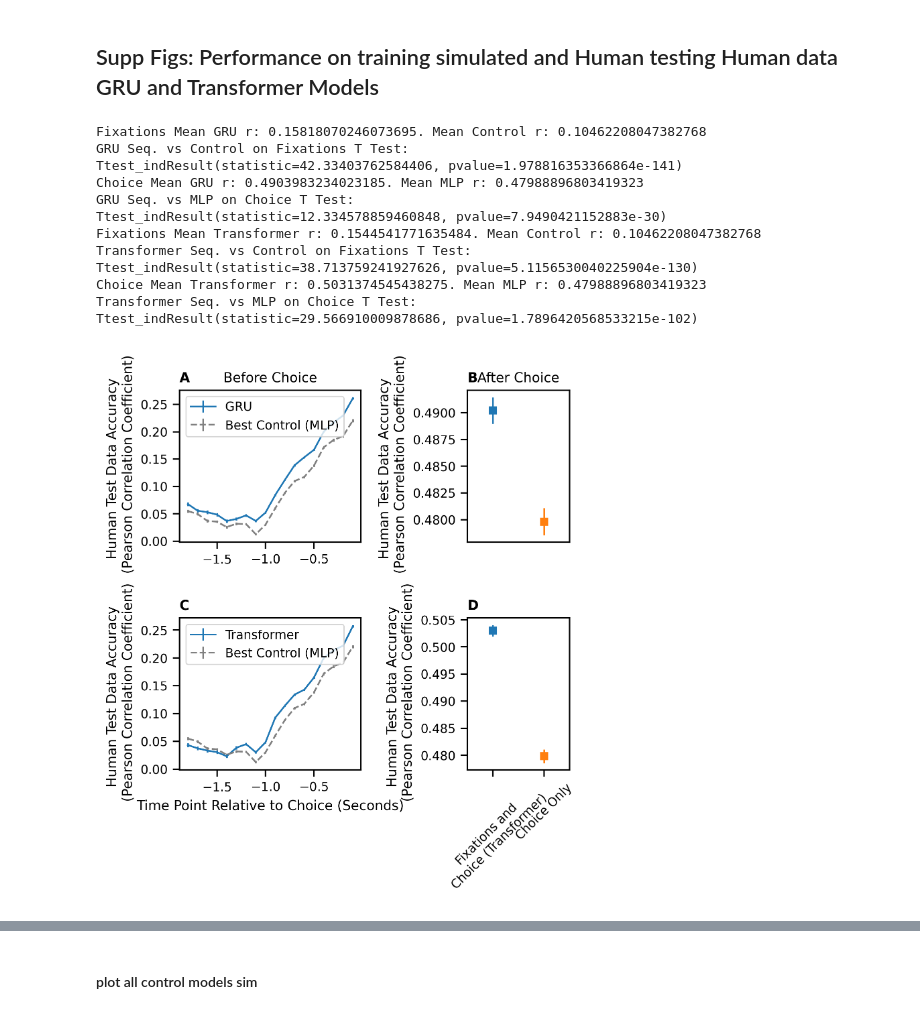
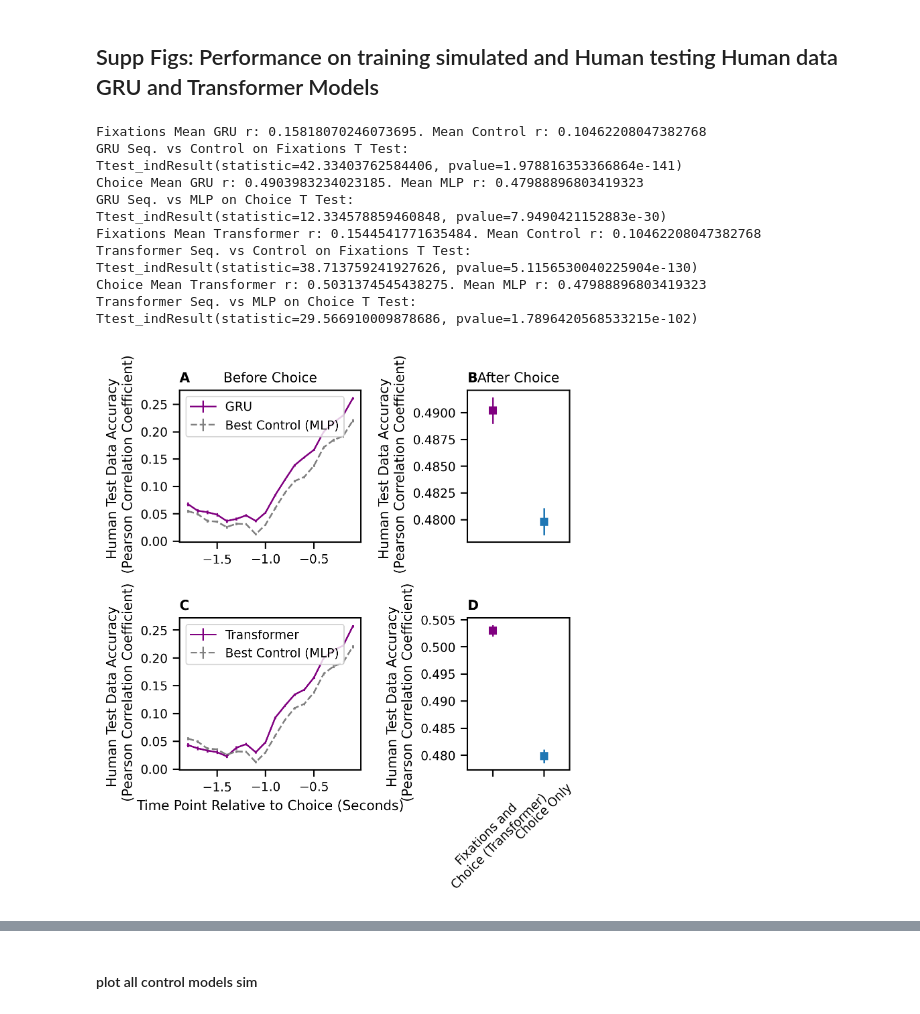
Before and after one commit to evanrussek/RNNs, a Jupyter notebook: MakeFiguresFinal.ipynb, the cells around one changed output, grey strips where cells are left out. Saved outputs shown, nothing was run; the diff lists cells and outputs as text; code cells hidden in the pictures.

```diff
--- a/MakeFiguresFinal.ipynb
+++ b/MakeFiguresFinal.ipynb
@@ -106,7 +106,7 @@ fix_unit_types = ['ID', 'all']
 train_seq_parts = ['fix_and_choice']
 # %%
 #r_fix_seq_all_runs = get_res_fixations_all_runs(seq_fu, model_name, 'fix_and_choice', part_name, n_runs = 200, which_res = which_res)
-def plot_fixatoin_and_choice_corr(part_name, model_name, seq_fu, control_fu, test_human, ax, labels = ['A', 'B'], include_title = True, include_xlabel = True):
+def plot_fixatoin_and_choice_corr(part_name, model_name, seq_fu, control_fu, test_human, ax, labels = ['A', 'B'], include_title = True, include_xlabel = True, line_color = 'red'):
 
     if test_human:
         which_res = 'r_human_by_n_back'
@@ -118,7 +118,7 @@ def plot_fixatoin_and_choice_corr(part_name, model_name, seq_fu, control_fu, tes
     # plot correlation over tiem-points for best control model and also best
     these_tps = np.arange(-18,0,1)/10
     mn_r_by_n_back, sem_r = get_mn_results(seq_fu, model_name, 'fix_and_choice', part_name, n_runs = 200, which_res = which_res)
-    ax[0].errorbar(these_tps,np.flip(mn_r_by_n_back[1:]), yerr = np.flip(sem_r[1:]), label = model_name)#, co
+    ax[0].errorbar(these_tps,np.flip(mn_r_by_n_back[1:]), yerr = np.flip(sem_r[1:]), color = line_color, label = model_name)#, co
 
     r_fix_seq_all_runs = get_res_fixations_all_runs(seq_fu, model_name, 'fix_and_choice', part_name, n_runs = 200, an_part = 'sequential', which_res = which_res)
 
@@ -155,7 +155,7 @@ def plot_fixatoin_and_choice_corr(part_name, model_name, seq_fu, control_fu, tes
     print(seq_t_res)
 
     # plot choice only
-    ax[1].errorbar(.25,np.flip(mn_r_by_n_back[0]), yerr = np.flip(sem_r[0]), label = 'Fixation and Choice \n(Transformer)', marker = 's')#, color = colors[0])
+    ax[1].errorbar(.25,np.flip(mn_r_by_n_back[0]), yerr = np.flip(sem_r[0]), label = 'Fixation and Choice \n(Transformer)', color = line_color, marker = 's')#, color = colors[0])
 
     mn_r_by_n_back_co, sem_r_co = get_mn_results(seq_fu, model_name, 'choice_only', part_name, n_runs = 200, an_part = 'Choice Only', which_res = which_res)
     ax[1].errorbar(.75, mn_r_by_n_back_co, yerr = sem_r_co, label = 'Choice Only', marker = 's')#, color = colors[0])
@@ -285,36 +285,36 @@ Ttest_indResult(statistic=12.369840825682141, pvalue=5.7901894334985504e-30)
 sns.set_context("paper")
 
 # plot
 part_name = 'Simulated_and_Human'
 seq_fu = 'ID' # all is messed up
 control_fus = 'all'
 test_human = True
 
 fig, ax = plt.subplots(nrows=2, ncols=2, figsize=(5, 5), dpi = 300,
                        gridspec_kw={
                         'width_ratios': [4, 2.25],
                        'wspace': .75,
                        'hspace': .5}, sharey = False)
 
-plot_fixatoin_and_choice_corr(part_name, 'GRU', seq_fu, control_fus, test_human, [ax[0,0], ax[0,1]], include_xlabel = False)
-plot_fixatoin_and_choice_corr(part_name, 'Transformer', seq_fu, control_fus, test_human, [ax[1,0], ax[1,1]], include_title = False, labels = ['C', 'D'])
+plot_fixatoin_and_choice_corr(part_name, 'GRU', seq_fu, control_fus, test_human, [ax[0,0], ax[0,1]], include_xlabel = False, line_color = 'purple')
+plot_fixatoin_and_choice_corr(part_name, 'Transformer', seq_fu, control_fus, test_human, [ax[1,0], ax[1,1]], include_title = False, labels = ['C', 'D'], line_color = 'purple')
 
 plt.savefig("Paper_Figs_F/Train_Sim_and_Human_Test_Human_Other.svg", format='svg', transparent=True,  bbox_inches='tight',pad_inches=0)
 plt.savefig("Paper_Figs_F/Train_Sim_and_Human_Test_Human_Other.png", format='png', transparent=True,  bbox_inches='tight',pad_inches=0)
 # %% [output]
 Fixations Mean GRU r: 0.15818070246073695. Mean Control r: 0.10462208047382768
 GRU Seq. vs Control on Fixations T Test:
 Ttest_indResult(statistic=42.33403762584406, pvalue=1.978816353366864e-141)
 Choice Mean GRU r: 0.4903983234023185. Mean MLP r: 0.47988896803419323
 GRU Seq. vs MLP on Choice T Test:
 Ttest_indResult(statistic=12.334578859460848, pvalue=7.9490421152883e-30)
 Fixations Mean Transformer r: 0.1544541771635484. Mean Control r: 0.10462208047382768
 Transformer Seq. vs Control on Fixations T Test:
 Ttest_indResult(statistic=38.713759241927626, pvalue=5.1156530040225904e-130)
 Choice Mean Transformer r: 0.5031374545438275. Mean MLP r: 0.47988896803419323
 Transformer Seq. vs MLP on Choice T Test:
 Ttest_indResult(statistic=29.566910009878686, pvalue=1.7896420568533215e-102)
-[figure, old version]
+[figure, new version]
 # %%
 def plot_compare_traindata(model_name, ax, labels = ['A', 'B']):
 
```
Also changed, not shown: parts of 4 cells of this notebook, 6 other files.
